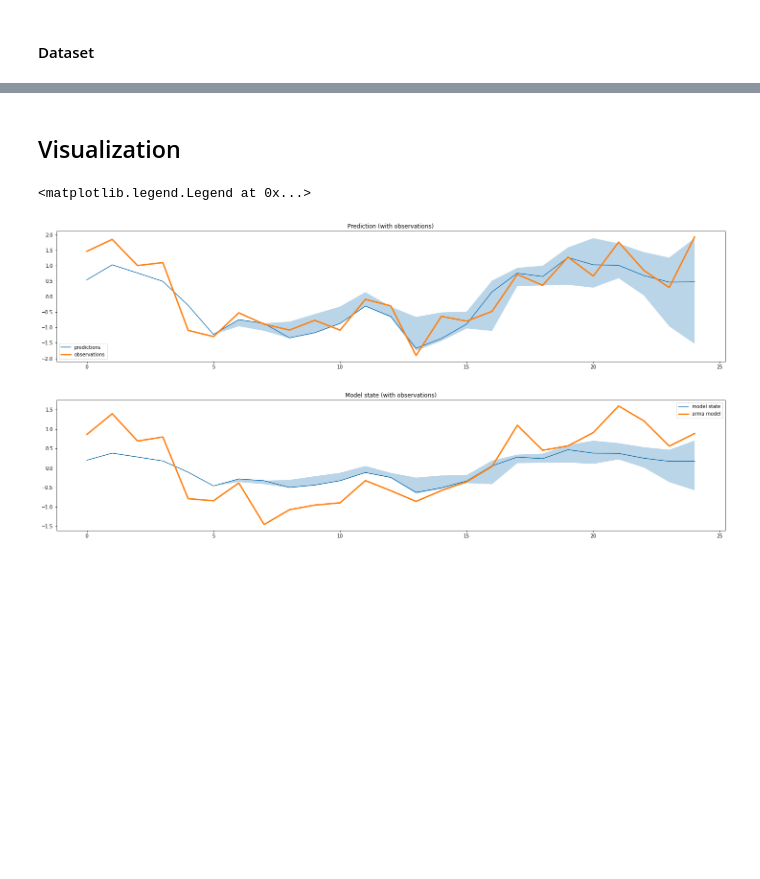
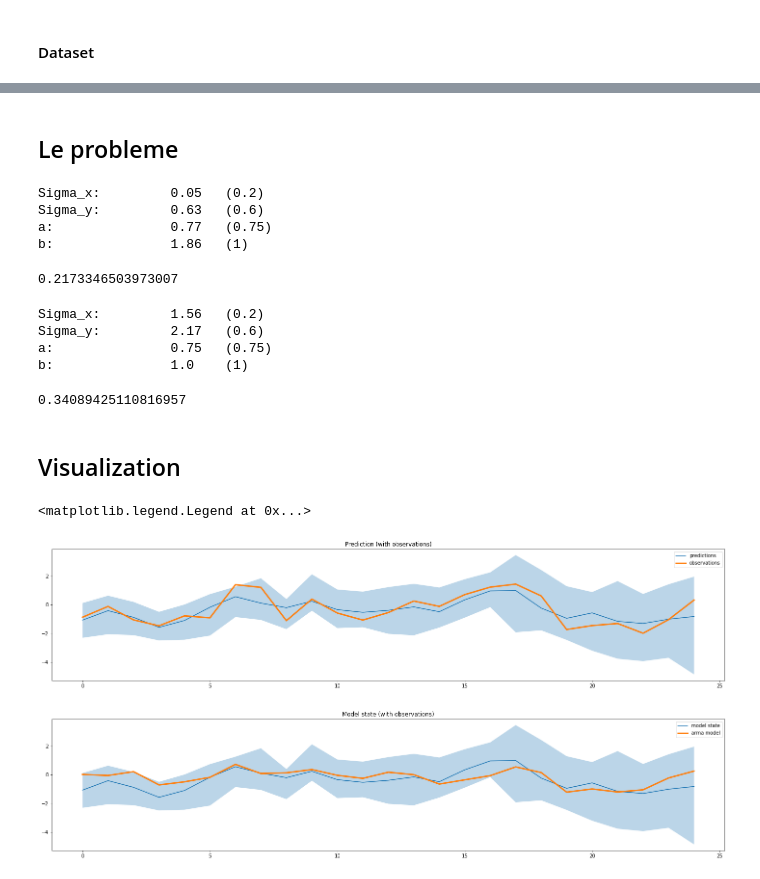
Before and after one commit to maxjcohen/uncertaintyQuantification, a Jupyter notebook: AR.ipynb, the cells around one changed output, grey strips where cells are left out. Cells and saved outputs as stored; diff of their text form; code cells hidden in the pictures; blank space fills up the shorter version.

```diff
--- a/AR.ipynb
+++ b/AR.ipynb
@@ -121,0 +156,15 @@ b:               2.67   (1)
+# %%
+model = SMCN(d_emb, d_out, n_particles=N)
+model._sigma_x.data = torch.log(torch.Tensor([[sigma_x]]))
+model._sigma_y.data = torch.log(torch.Tensor([[sigma_y]]))
+
+model._f._linear.weight.data = torch.Tensor([[1.]])
+model._g._linear.weight.data = torch.Tensor([[b]])
+# %%
+compare_stuff(model)
+
+train_model = SMCNTrainer(model)
+trainer = pl.Trainer(max_epochs=epochs, gpus=0)
+trainer.fit(train_model, dataloader)
+
+compare_stuff(model)
@@ -122,37 +205,62 @@ b:               2.67   (1)
+# %% [markdown]
+## Le probleme
+# %%
+compare_stuff(model)
+compute_train_loss(model, dataloader)
+# %% [output]
+Sigma_x:         0.05   (0.2)
+Sigma_y:         0.63   (0.6)
+a:               0.77   (0.75)
+b:               1.86   (1)
+0.2173346503973007
+# %%
+model._sigma_x.data = torch.cholesky(torch.Tensor([[sigma_x]]))
+model._sigma_y.data = torch.cholesky(torch.Tensor([[sigma_y]]))
+model._f._linear.weight.data = torch.Tensor([[1.]])
+model._g._linear.weight.data = torch.Tensor([[b]])
+
+compare_stuff(model)
+compute_train_loss(model, dataloader)
+# %% [output]
+Sigma_x:         1.56   (0.2)
+Sigma_y:         2.17   (0.6)
+a:               0.75   (0.75)
+b:               1.0    (1)
+0.34089425110816957
 # %% [markdown]
 ## Visualization
 # %%
 # Sample random time index
-idx = np.random.randint(len(x_arma)-T)
-x = x_arma[idx:idx+T]
-y = y_arma[idx:idx+T]
+idx = np.random.randint(len(x_arma))
+x = x_arma[idx]#:idx+T]
+y = y_arma[idx]#:idx+T]
 u = torch.zeros((T, 1, d_emb))
 
 # Run inference with observations
 with torch.no_grad():
     netout = model(u, noise=True, y=torch.Tensor(y).view(-1, 1))
 
-netout = SMCN.smooth_pms(netout, model.I)
-particules = SMCN.smooth_pms(model.particules, model.I)
+netout = model.smooth_pms(netout, model.I)
+particules = model.smooth_pms(model.particules, model.I)
 
 netout = netout.detach().numpy().squeeze()
 particules = particules.detach().numpy().squeeze()
 
 plt.figure(figsize=(25, 5))
 plot_range(netout, label='predictions')
 plt.plot(y, lw=3, label='observations')
 plt.title('Prediction (with observations)')
 plt.legend()
 
 plt.figure(figsize=(25, 5))
 plot_range(particules, label='model state')
 plt.plot(x, lw=3, label='arma model')
 plt.title('Model state (with observations)')
 plt.legend()
 # %% [output]
 <matplotlib.legend.Legend at 0x...>
-[figure, old version]
+[figure, new version]
-[figure, old version]
+[figure, new version]
 # %%
 # Run inference withtout observation
 with torch.no_grad():
```
Also changed, not shown: parts of 18 cells of this notebook.
